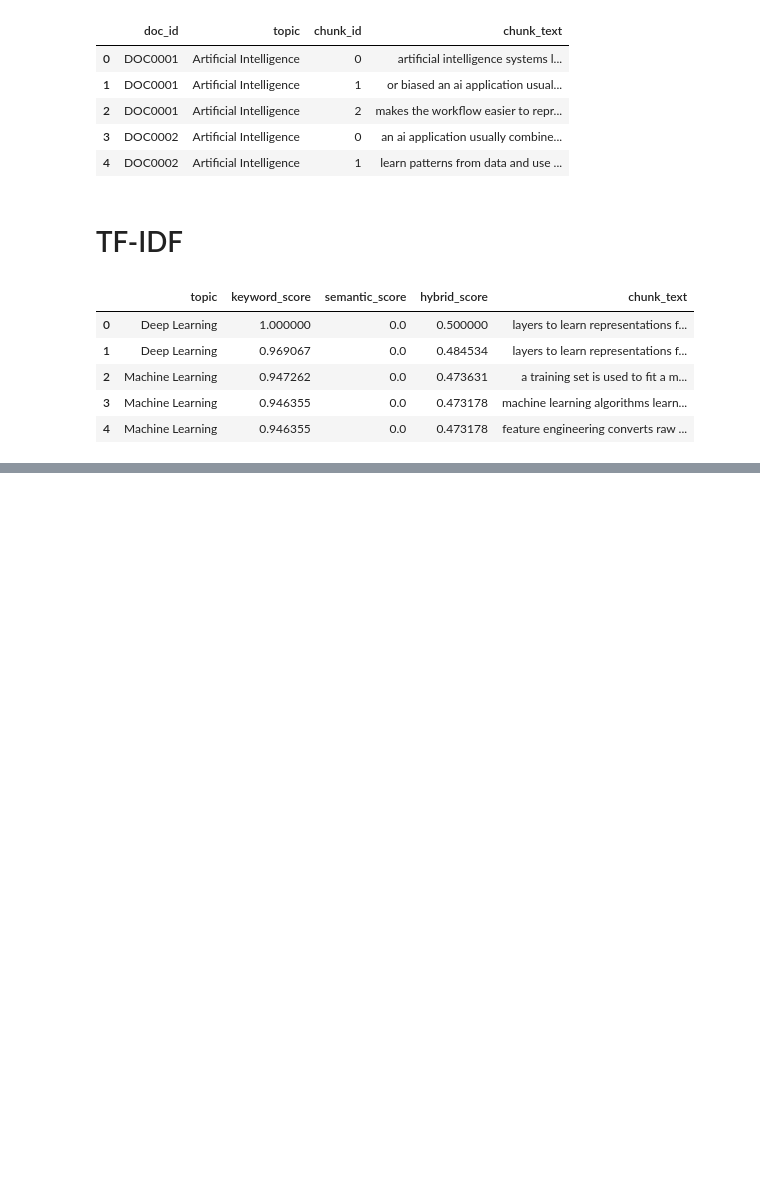
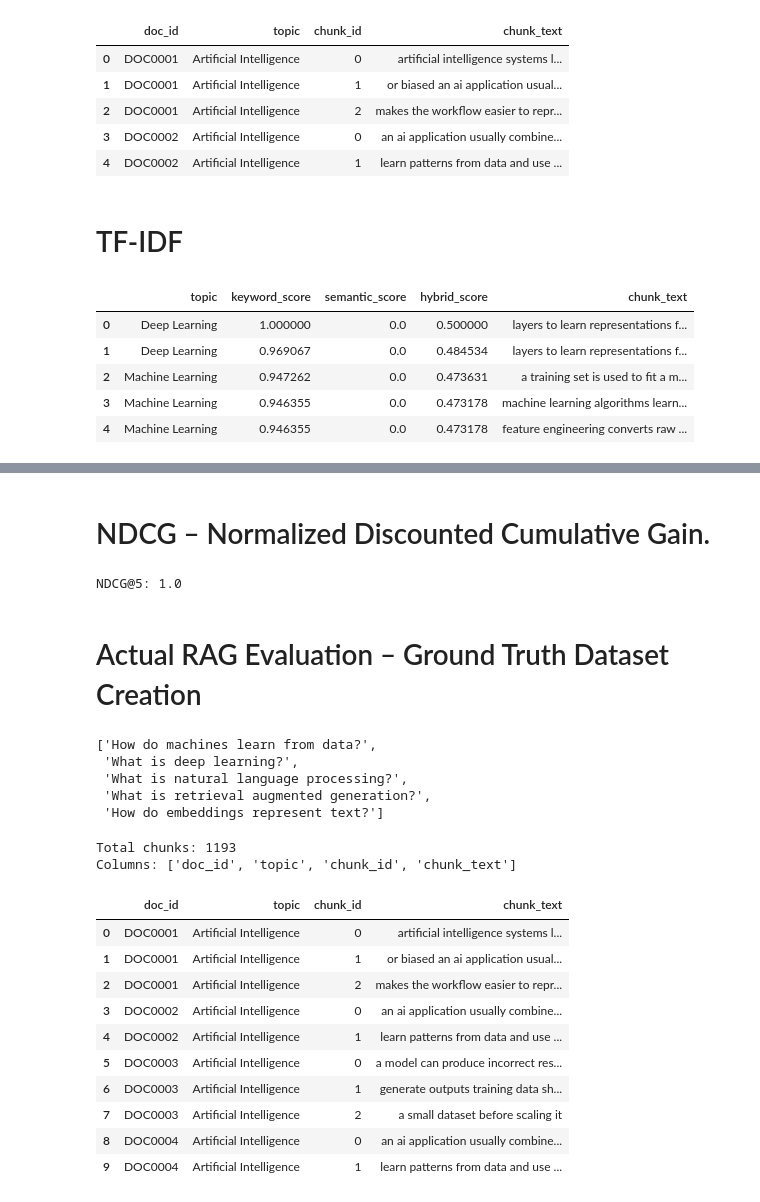
Before and after one commit to shaikyusufvali/LLM--Deeplearning, a Jupyter notebook: notebooks/01_LLM_Basics.ipynb, the cells around one changed output, grey strips where cells are left out. Drawn from its saved outputs; the diff is of its cells as text; code cells hidden in the pictures; blank space fills up the shorter version.

```diff
--- a/notebooks/01_LLM_Basics.ipynb
+++ b/notebooks/01_LLM_Basics.ipynb
@@ -1173,0 +1381,39 @@ results[[
+# %% [markdown]
+# NDCG – Normalized Discounted Cumulative Gain.
+# %%
+import numpy as np
+from sklearn.metrics import ndcg_score
+
+# Demonstration relevance labels
+relevance_scores = np.array([[3, 2, 1, 0, 0]])
+
+# Predicted ranking scores
+predicted_scores = np.array([[0.95, 0.80, 0.60, 0.30, 0.10]])
+
+ndcg = ndcg_score(
+    relevance_scores,
+    predicted_scores,
+    k=5
+)
+
+print("NDCG@5:", ndcg)
+# %% [output]
+NDCG@5: 1.0
+# %% [markdown]
+# Actual RAG Evaluation – Ground Truth Dataset Creation
+# %%
+evaluation_queries = [
+    "How do machines learn from data?",
+    "What is deep learning?",
+    "What is natural language processing?",
+    "What is retrieval augmented generation?",
+    "How do embeddings represent text?"
+]
+
+evaluation_queries
+# %% [output]
+['How do machines learn from data?',
+ 'What is deep learning?',
+ 'What is natural language processing?',
+ 'What is retrieval augmented generation?',
+ 'How do embeddings represent text?']
@@ -1173,0 +1428,23 @@ results[[
+# %%
+import pandas as pd
+
+chunks_df = pd.read_csv("../data/llm_chunks_overlap.csv")
+
+print("Total chunks:", len(chunks_df))
+print("Columns:", chunks_df.columns.tolist())
+
+chunks_df[["doc_id", "topic", "chunk_id", "chunk_text"]].head(10)
+# %% [output]
+Total chunks: 1193
+Columns: ['doc_id', 'topic', 'chunk_id', 'chunk_text']
+|  | doc_id | topic | chunk_id | chunk_text |
+| 0 | DOC0001 | Artificial Intelligence | 0 | artificial intelligence systems l... |
+| 1 | DOC0001 | Artificial Intelligence | 1 | or biased an ai application usual... |
+| 2 | DOC0001 | Artificial Intelligence | 2 | makes the workflow easier to repr... |
+| 3 | DOC0002 | Artificial Intelligence | 0 | an ai application usually combine... |
+| 4 | DOC0002 | Artificial Intelligence | 1 | learn patterns from data and use ... |
+| 5 | DOC0003 | Artificial Intelligence | 0 | a model can produce incorrect res... |
+| 6 | DOC0003 | Artificial Intelligence | 1 | generate outputs training data sh... |
+| 7 | DOC0003 | Artificial Intelligence | 2 | a small dataset before scaling it |
+| 8 | DOC0004 | Artificial Intelligence | 0 | an ai application usually combine... |
+| 9 | DOC0004 | Artificial Intelligence | 1 | learn patterns from data and use ... |
```
Also changed, not shown: parts of 46 cells of this notebook, 2 other files.
